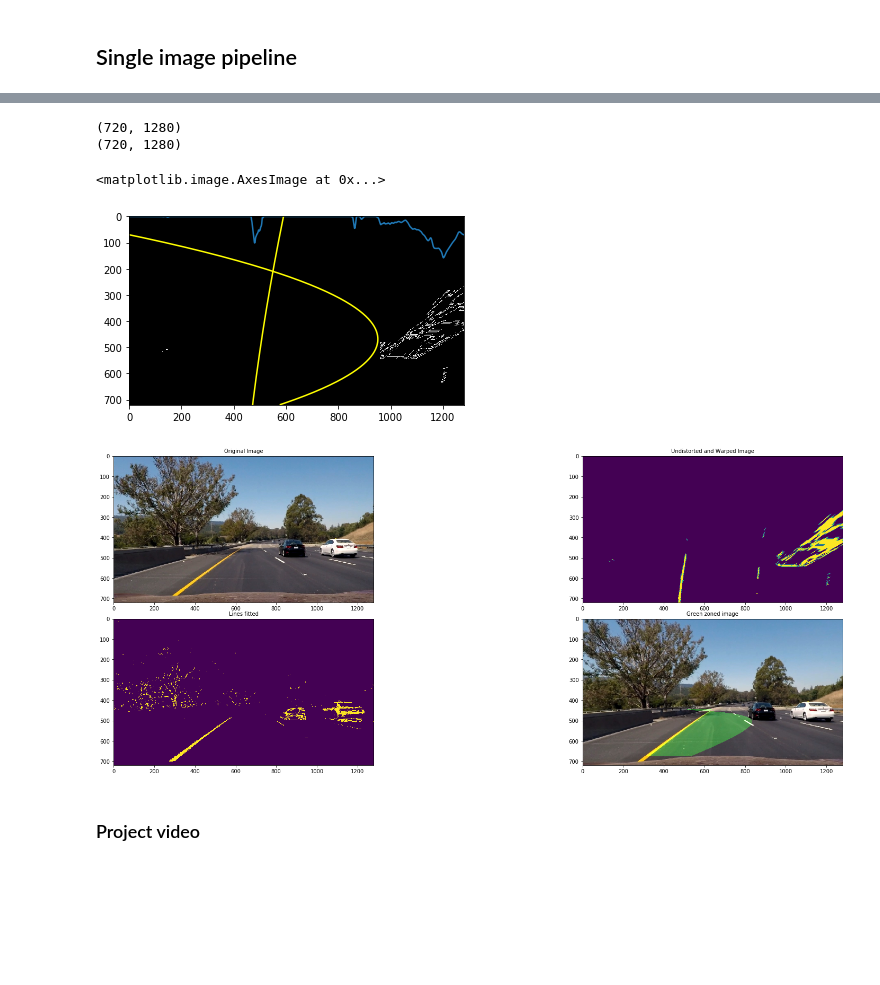
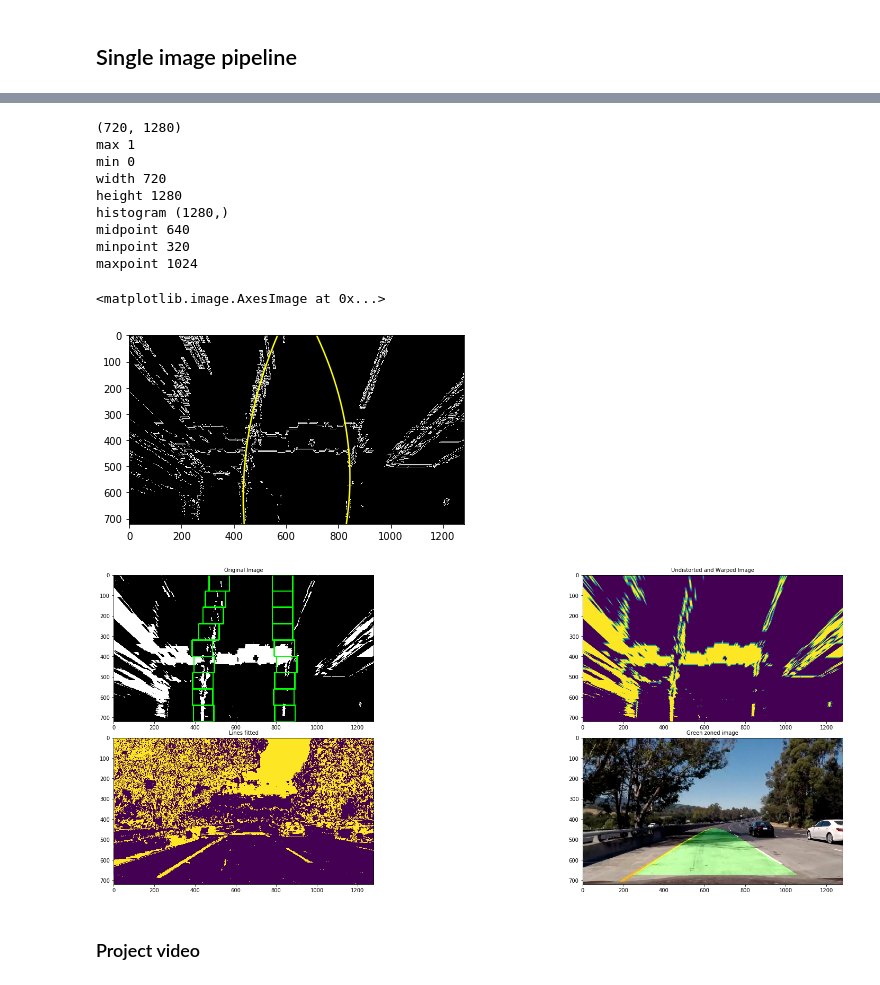
Before and after one commit to ignaden/CarND-Advanced-Lane-Lines, a Jupyter notebook: AdvancedLanes.ipynb, the cells around one changed output, grey strips where cells are left out. Cells and saved outputs as stored; diff of their text form; code cells hidden in the pictures; blank space fills up the shorter version.

```diff
--- a/AdvancedLanes.ipynb
+++ b/AdvancedLanes.ipynb
@@ -280,24 +280,39 @@ def pipeline(img, s_thresh=(100, 255), sx_thresh=(20, 100)):
 # %%
 def fitPolyLanes(binary_warped):
     """ fitPolyLanes - fit a polynomial curve """
+    binary_warped = binary_warped.astype(np.uint8)
 
     # Assuming you have created a warped binary image called "binary_warped"
     # Take a histogram of the bottom half of the image
-    print(binary_warped.shape)
+    print (binary_warped.shape)
+    print ( 'max', np.amax(binary_warped))
+    print ( 'min', np.amin(binary_warped))
+    print ('width', binary_warped.shape[0])
+    print ('height', binary_warped.shape[1])
 
-    #histogram = np.sum(binary_warped[int(binary_warped.shape[0]/2):,:], axis=0)
-    histogram = np.sum(binary_warped, axis=0)
+    # shape[0] is Y, hence this does histogram of the bottom half
+    histogram = np.sum(binary_warped[int(binary_warped.shape[0]/2):,:], axis=0)
+    #histogram = np.sum(binary_warped, axis=0)
 
-    plt.plot(histogram)
+    #plt.plot(histogram)
 
     # Create an output image to draw on and  visualize the result
-    out_img = np.dstack((binary_warped, binary_warped, binary_warped))*255
+    out_img = np.dstack((binary_warped, binary_warped, binary_warped)) * 255
+    #o = np.zeros_like(binary_warped, np.uint8)
+    #out_img = np.dstack((o,o,o)) * 255
 
     # Find the peak of the left and right halves of the histogram
     # These will be the starting point for the left and right lines
+
+    print ('histogram', histogram.shape)
     midpoint = np.int(histogram.shape[0] / 2)
     minpoint = np.int(histogram.shape[0] * 0.25)
     maxpoint = np.int(histogram.shape[0] * 0.80)
+
+    print ('midpoint', midpoint)
+    print ('minpoint', minpoint)
+    print ('maxpoint', maxpoint)
+
     leftx_base = np.argmax(histogram[minpoint:midpoint]) + minpoint
     rightx_base = np.argmax(histogram[midpoint:maxpoint]) + midpoint
 
@@ -317,10 +332,10 @@ def fitPolyLanes(binary_warped):
     rightx_current = rightx_base
 
     # Set the width of the windows +/- margin
-    margin = 100
+    margin = 50
 
     # Set minimum number of pixels found to recenter window
-    minpix = 50
+    minpix = 15
 
     # Create empty lists to receive left and right lane pixel indices
     left_lane_inds = []
@@ -338,8 +353,8 @@ def fitPolyLanes(binary_warped):
         win_xright_high = rightx_current + margin
 
         # Draw the windows on the visualization image
-        cv2.rectangle(out_img, (win_xleft_low, win_y_low), (win_xleft_high, win_y_high), (0,255, 0), 2)
-        cv2.rectangle(out_img, (win_xright_low, win_y_low), (win_xright_high, win_y_high), (0,255, 0), 2)
+        cv2.rectangle(out_img, (win_xleft_low, win_y_low), (win_xleft_high, win_y_high), (0, 255, 0), 5)
+        cv2.rectangle(out_img, (win_xright_low, win_y_low), (win_xright_high, win_y_high), (0, 255, 0), 5)
 
         # Identify the nonzero pixels in x and y within the window
         good_left_inds = ((nonzeroy >= win_y_low) & (nonzeroy < win_y_high) &
@@ -453,48 +771,53 @@ def process_image (img):
 # %%
-img = mpimg.imread('test_images/test6.jpg')
+img = mpimg.imread('test_images/test5.jpg')
 # undistort it
 undist = undistort_img(img)
 
 # color and gradient
-#gray_bin = pipeline(undist)
-gray_bin = combined_thresh(undist)
-
-print (gray_bin.shape)
+gray_bin = pipeline(img)
+#gray_bin = combined_thresh(undist)
 
 plt.imshow(gray_bin)
 
 # transform
 warped, M, Minv = transform(gray_bin)
 
 # fit lanes (left & right)
 leftLane, rightLane, leftLaneInds, rightLaneInds, histogram, out_img = fitPolyLanes(warped)
 
 # draw lane fits
 visualisePolyFit(warped, leftLane, rightLane, leftLaneInds, rightLaneInds)
 
 # draw the green zone for the car
 img_zone = overlayGreenZone (undist, warped, leftLane, rightLane)
 
 f, ((ax1, ax2), (ax3, ax4)) = plt.subplots(2, 2, figsize=(24, 9))
 f.tight_layout()
-ax1.imshow(img)
+ax1.imshow(out_img)
 ax1.set_title('Original Image', fontsize=10)
 ax2.imshow(warped)
 ax2.set_title('Undistorted and Warped Image', fontsize=10)
 ax3.imshow(gray_bin)
 ax3.set_title('Lines fitted', fontsize=10)
 ax4.imshow(img_zone)
 ax4.set_title('Green zoned image', fontsize=10)
 plt.subplots_adjust(left=0., right=1, top=0.9, bottom=0.)
 
 
 plt.imshow(img_zone)
 # %% [output]
 (720, 1280)
-(720, 1280)
+max 1
+min 0
+width 720
+height 1280
+histogram (1280,)
+midpoint 640
+minpoint 320
+maxpoint 1024
 <matplotlib.image.AxesImage at 0x...>
-[figure, old version]
+[figure, new version]
-[figure, old version]
+[figure, new version]
 # %% [markdown]
 ### Project video
 # %%
```
Also changed, not shown: parts of 2 cells of this notebook.
